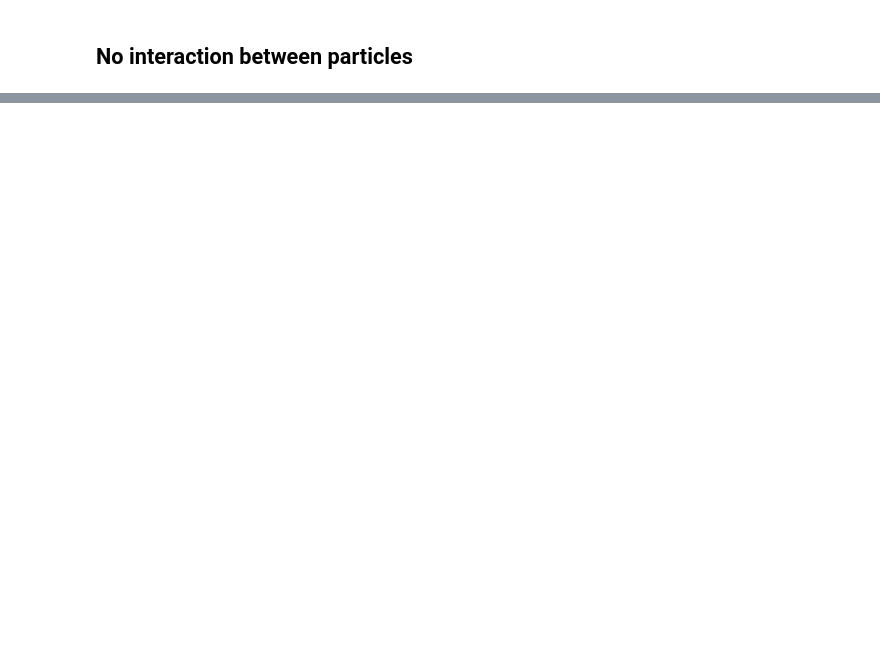
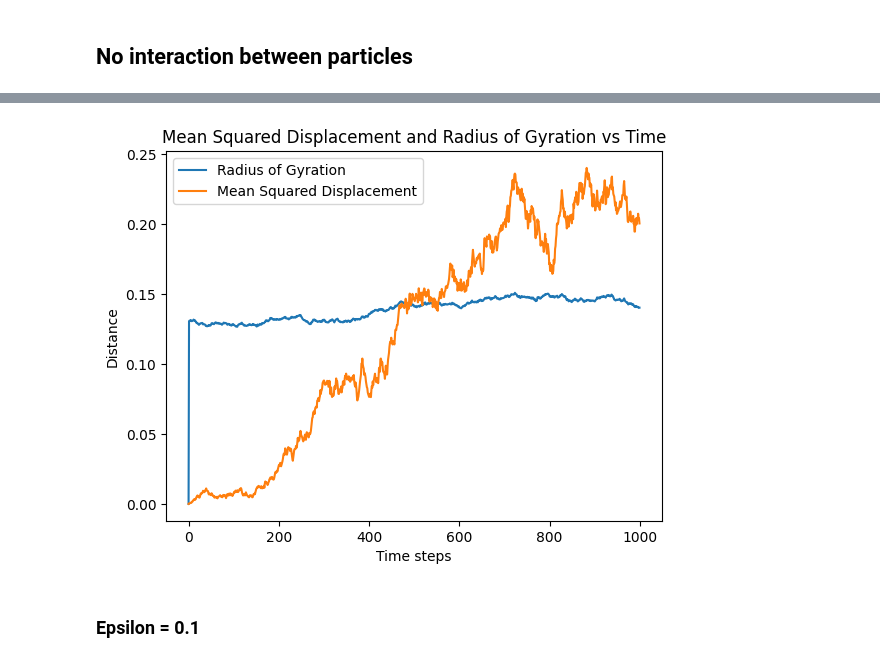
Before and after one commit to HARSHIL2836R/Sem4, a Jupyter notebook: BB626/assignment_3.ipynb, the cells around one changed output, grey strips where cells are left out. Saved outputs shown, nothing was run; the diff lists cells and outputs as text; code cells hidden in the pictures; blank space fills up the shorter version.

```diff
--- a/BB626/assignment_3.ipynb
+++ b/BB626/assignment_3.ipynb
@@ -105,0 +140,12 @@ plt.legend()
+# %%
+plt.plot(range(runs),r,'-', label=f"Radius of Gyration")
+plt.plot(range(runs),msd,'-', label=f"Mean Squared Displacement")
+plt.title("Mean Squared Displacement and Radius of Gyration vs Time")
+plt.xlabel("Time steps")
+plt.ylabel("Distance")
+plt.legend()
+plt.show()
+# %% [output]
+[figure, added]
+# %% [markdown]
+### Epsilon = 0.1
```
Also changed, not shown: parts of 12 cells of this notebook, 1 other file.
